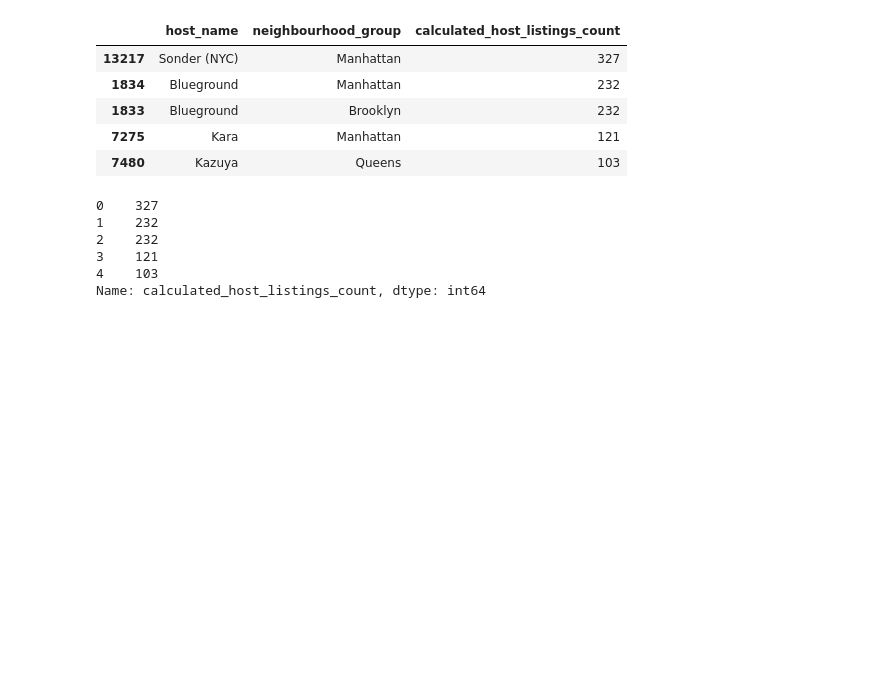
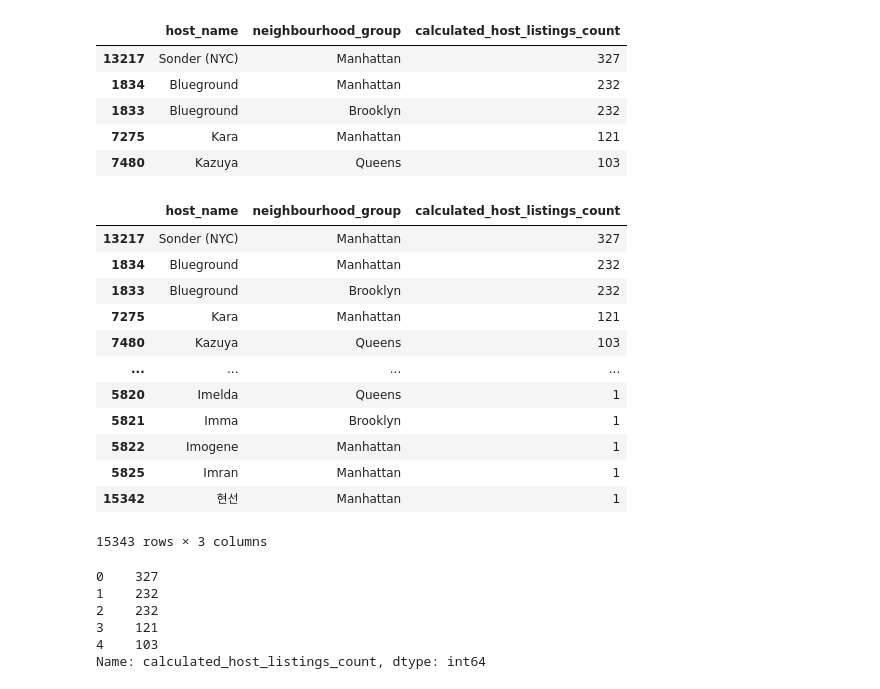
Before and after one commit to dsnnaveen/AirnbBookingAnalysis, a Jupyter notebook: Airbnb_Bookings_Analysis_Capstone_Project.ipynb, the cells around one changed output. Drawn from its saved outputs; the diff is of its cells as text; code cells hidden in the pictures; blank space fills up the shorter version.

```diff
--- a/Airbnb_Bookings_Analysis_Capstone_Project.ipynb
+++ b/Airbnb_Bookings_Analysis_Capstone_Project.ipynb
@@ -132,6 +124,23 @@ top_five
 | 1833 | Blueground | Brooklyn | 232 |
 | 7275 | Kara | Manhattan | 121 |
 | 7480 | Kazuya | Queens | 103 |
+# %%
+orderd_host_areas = hosts_areas.sort_values(by='calculated_host_listings_count', ascending=False)
+orderd_host_areas
+# %% [output]
+|  | host_name | neighbourhood_group | calculated_host_listings_count |
+| 13217 | Sonder (NYC) | Manhattan | 327 |
+| 1834 | Blueground | Manhattan | 232 |
+| 1833 | Blueground | Brooklyn | 232 |
+| 7275 | Kara | Manhattan | 121 |
+| 7480 | Kazuya | Queens | 103 |
+| ... | ... | ... | ... |
+| 5820 | Imelda | Queens | 1 |
+| 5821 | Imma | Brooklyn | 1 |
+| 5822 | Imogene | Manhattan | 1 |
+| 5825 | Imran | Manhattan | 1 |
+| 15342 | 현선 | Manhattan | 1 |
+15343 rows × 3 columns
 # %%
 calculated_host_listings_count = top_five["calculated_host_listings_count"]
 df_host_listings_count = calculated_host_listings_count.reset_index()
```
Also changed, not shown: parts of 3 cells of this notebook.
